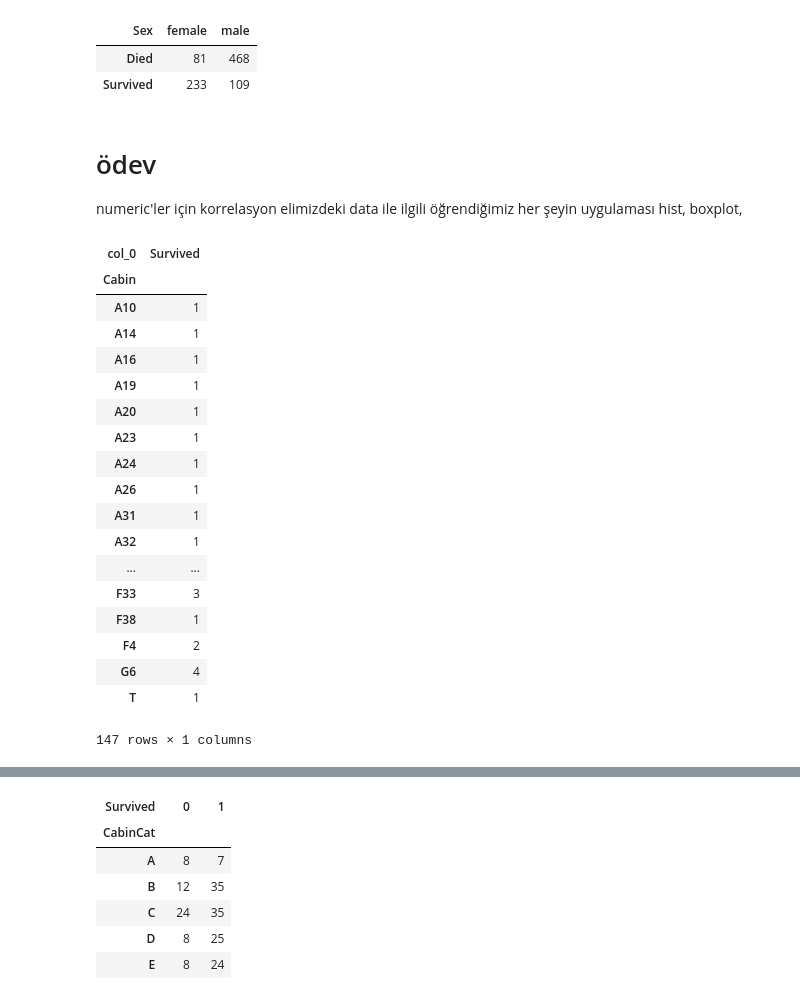
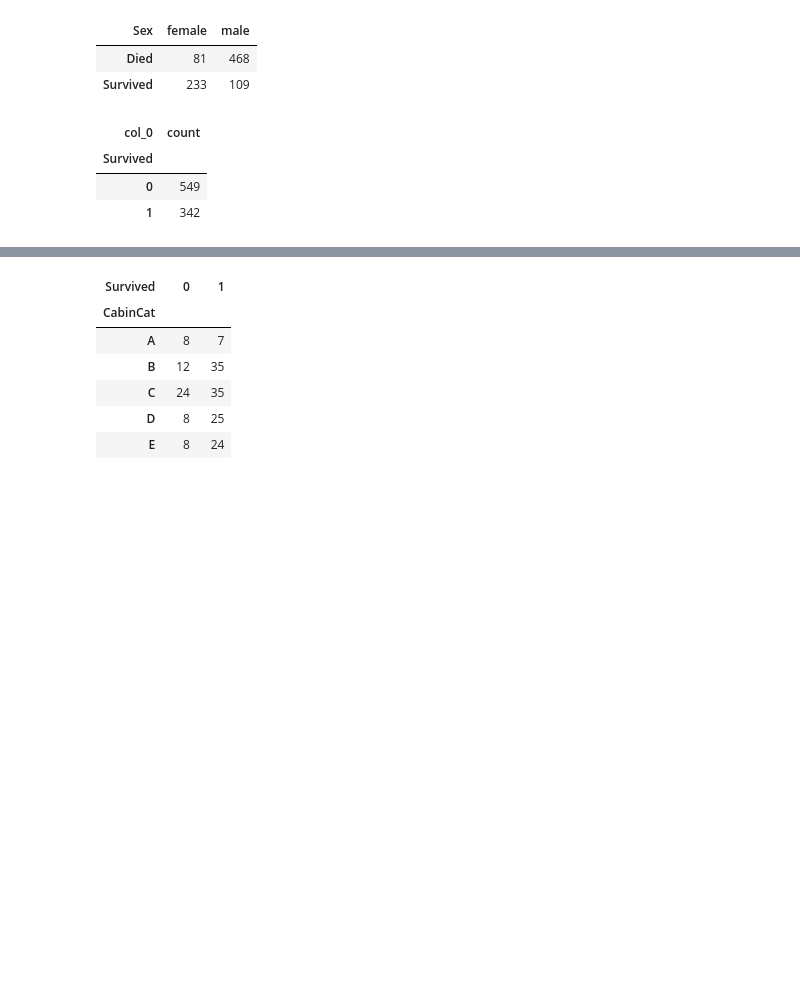
Before and after one commit to ihkaraman/kodluyoruz_bootcamp, a Jupyter notebook: Week 2.ipynb, the cells around one changed output, grey strips where cells are left out. Drawn from its saved outputs; the diff is of its cells as text; code cells hidden in the pictures; blank space fills up the shorter version.

```diff
--- a/Week 2.ipynb
+++ b/Week 2.ipynb
@@ -121,5 +135,5 @@ corr.style.background_gradient(cmap='coolwarm')
 # %%
-data = pd.read_csv("titanic_train.csv")
+data = pd.read_csv("Datasets/titanic_train.csv")
 data.head()
 # %% [output]
 |  | PassengerId | Survived | Pclass | Name | Sex | Age | SibSp | Parch | Ticket | Fare | ... |
@@ -148,33 +162,11 @@ survived_sex
 char_cabin = data["Cabin"].astype(str) # convert cabin to str
 new_cabin = np.array([cabin[0] for cabin in char_cabin])
 data["CabinCat"] = pd.Categorical(new_cabin)
-# %% [markdown]
-# ödev
-
-numeric'ler için korrelasyon
-elimizdeki data ile ilgili öğrendiğimiz her şeyin uygulaması
-hist, boxplot,
 # %%
 my_tab = pd.crosstab(index=data["Survived"], columns="count")
 my_tab
-pd.crosstab(index=data["Cabin"], columns="Survived")
 # %% [output]
-| col_0 | Survived |
-| Cabin |  |
-| A10 | 1 |
-| A14 | 1 |
-| A16 | 1 |
-| A19 | 1 |
-| A20 | 1 |
-| A23 | 1 |
-| A24 | 1 |
-| A26 | 1 |
-| A31 | 1 |
-| A32 | 1 |
-| ... | ... |
-| F33 | 3 |
-| F38 | 1 |
-| F4 | 2 |
-| G6 | 4 |
-| T | 1 |
+| col_0 | count |
+| Survived |  |
+| 0 | 549 |
+| 1 | 342 |
-147 rows × 1 columns
```
Also changed, not shown: parts of 16 cells of this notebook, 4 other files.
